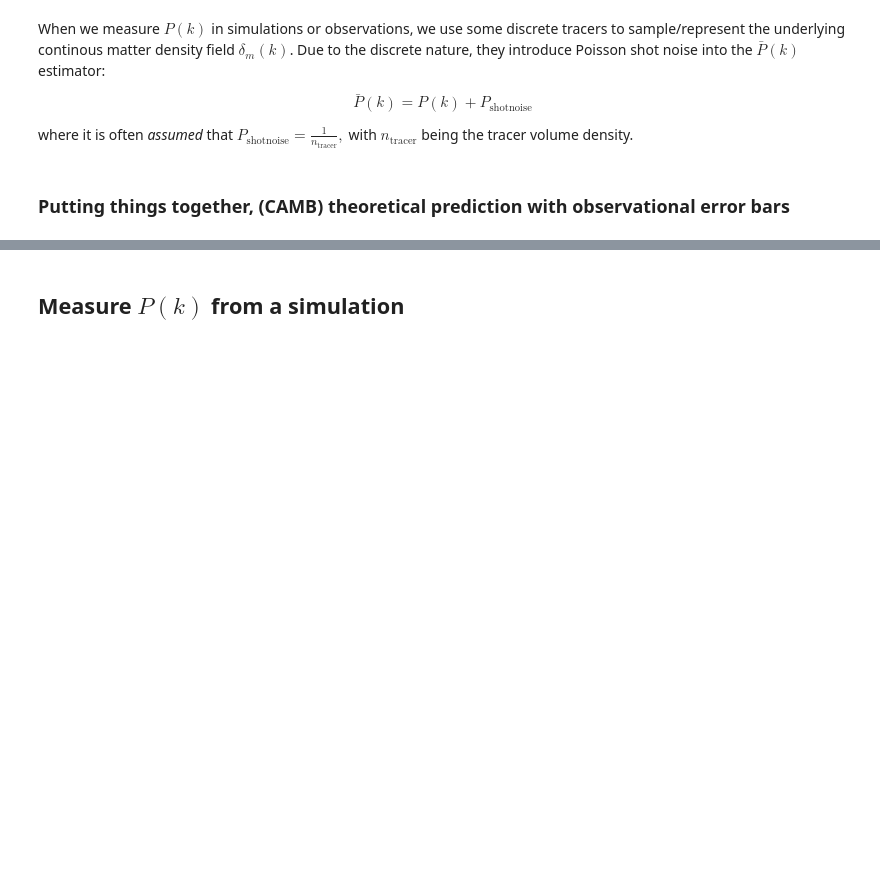
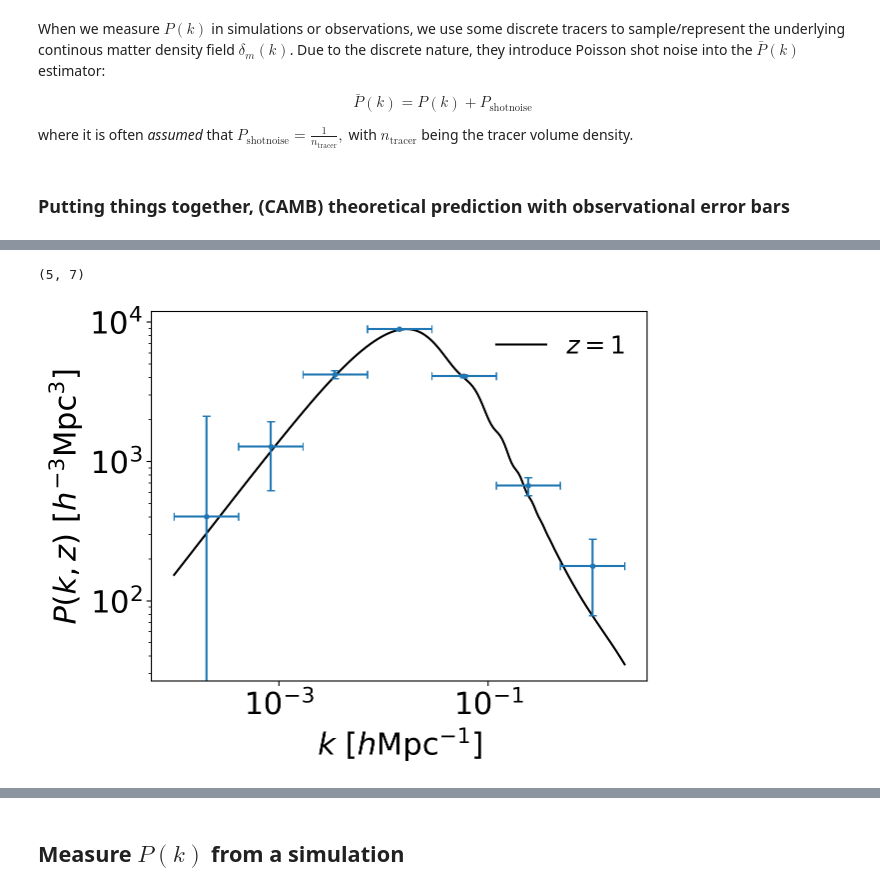
Before and after one commit to cmatties/CAMB-Workbook, a Jupyter notebook: Linear_Matter_PowerSpectrum_Pk_theory_to_observation.ipynb, the cells around one changed output, grey strips where cells are left out. Saved outputs shown, nothing was run; the diff lists cells and outputs as text; code cells hidden in the pictures; blank space fills up the shorter version.

Commit message:
Added faster version of P(k) errorbars

```diff
--- a/Linear_Matter_PowerSpectrum_Pk_theory_to_observation.ipynb
+++ b/Linear_Matter_PowerSpectrum_Pk_theory_to_observation.ipynb
@@ -175,7 +177,7 @@ def r_of_z_dimensionless(z, omM = .3, omL = .7, omR = 0, w=-1):
     return integrate.quad(lambda x: E_of_z(x, omM = omM, omL = omL, omR = omR, w=w)**-1, 0, z)[0]
 
 # MN: Where is the source of reference(s) for this formula?
-def get_FKP_errorbars(Pk_theory, k, dk, z, dz, om_survey, n):
+def get_FKP_errorbars(k, Pk_theory, dk, z, dz, om_survey, n):
     """Generate Feldman-Kaiser-Peacock error bars for a point (k,z,P(k,z))
     from a survey with given dk, dz, number density of galaxies n and fractional sky coverage Omega_survey.
     Eq. (22-24) in arXiv:1007.0757"""
@@ -183,7 +185,7 @@ def get_FKP_errorbars(Pk_theory, k, dk, z, dz, om_survey, n):
     dV_survey = om_survey*r_of_z_dimensionless(z)**2/E_of_z(z)*dz #r=r(z) is the comoving distance, H=H(z), simply hubble parameter
     dV_eff = (n*Pk_theory/(1+n*Pk_theory))**2*dV_survey #P = P(k,z), n = n(z) = number density of galaxies
     sigma2 = 4*math.pi**2*Pk_theory**2/(k**2*dk*dV_eff)*H0_inv**-3
-    sigma = math.sqrt(sigma2)
+    sigma = sigma2**.5
     return(sigma)
 
 # MN: Can you think of a way to vectorize this function to avoid the while() loop?
@@ -211,13 +213,38 @@ def get_Pk_errorbars(k, pk_theory, mink : float = None, maxk : float = None,
         pk = pk_theory[k_index]
         k_sample = k[k_index]
         dk = k_hi-k_lo
-        error_y = (get_FKP_errorbars(pk, k_sample, dk, surveyParams['z'], surveyParams['dz'], surveyParams['omSurvey'], surveyParams['n_objects'])**2 + shotnoise_const**2)**.5
+        error_y = (get_FKP_errorbars(k_sample, pk, dk, surveyParams['z'], surveyParams['dz'], surveyParams['omSurvey'], surveyParams['n_objects'])**2 + shotnoise_const**2)**.5
         error_x = [k_sample-k_lo,k_hi-k_sample]
 
         k_lo = k_hi
         k_hi = k_lo+dk_k*k_lo
         errorbars = np.append(errorbars,[[k_sample, pk+shotnoise_const, error_y, error_x[0], error_x[1]]], axis=0)
     return errorbars
+
+
+def get_Pk_errorbars_faster(k_bins, pk_interp,
+                                cosmoParams : camb.CAMBparams = None, surveyParams : dict = None):
+    """Returns NDarray of shape (n_bins, 5) where array elements are [x, y, y_err, x-_err, x+_err]
+    Survey params should include keys 'z', 'dz', 'omSurvey', 'n_objects'."""
+    H0 = cosmoParams.H0
+    h = H0/100 #Dimensionless h, used to recover omega_matter, etc. from ombh2.
+    omM = cosmoParams.ombh2/h**2+cosmoParams.omch2/h**2
+    omL = 1-cosmoParams.omk-omM
+
+    #H = E_of_z(z, omM = omM, omL = omL)*H0_inv**-1
+
+    shotnoise_const = 1/surveyParams['n_objects']
+
+    k_sample = (k_bins[:-1]*k_bins[1:])**.5
+    dk  = k_bins[1:]-k_bins[:-1]
+
+    pk = pk_interp.P(surveyParams['z'],k_sample)
+
+    error_y = (get_FKP_errorbars(k_sample, pk, dk,
+                                 surveyParams['z'], surveyParams['dz'],
+                                 surveyParams['omSurvey'], surveyParams['n_objects'])**2 + shotnoise_const**2)**.5
+    errorbars = np.array([k_sample, pk+shotnoise_const, error_y, k_sample[:]-k_bins[:-1], k_bins[1:]-k_sample[:]])
+    return errorbars
 # %%
 fig,ax=plt.subplots()
 for i, (redshift, line) in enumerate(zip(z,['-','--'])):
@@ -235,0 +263,17 @@ plt.show()
+# %%
+#Doing the same thing but with the vectorized(?) errorbars method
+pk_interp = camb.get_matter_power_interpolator(pars, 0, 10)
+fig,ax=plt.subplots()
+for i, (redshift, line) in enumerate(zip(z,['-','--'])):
+    ax.loglog(kh, pk_nonlin[i,:], color='k', ls = line, label=r'$z=%d$'%redshift)
+    errorbars = get_Pk_errorbars_faster(k_bins, pk_interp, cosmoParams = pars, surveyParams = surveyParams)
+    print(errorbars.shape)
+    ax.errorbar(errorbars[0,:], errorbars[1,:], yerr = errorbars[2,:], xerr = [errorbars[3,:],errorbars[4,:]],
+                marker='.', ls='none', capsize=3)
+ax.set_xlabel(r'$k\,\,[h\mathrm{Mpc}^{-1}]$')
+ax.set_ylabel(r'$P(k,z)\,\,[h^{-3}\mathrm{Mpc}^3]$')
+ax.legend(frameon=False,fontsize=18)
+plt.show()
+# %% [output]
+(5, 7)
+[figure, added]
```
Also changed, not shown: parts of 4 cells of this notebook.
